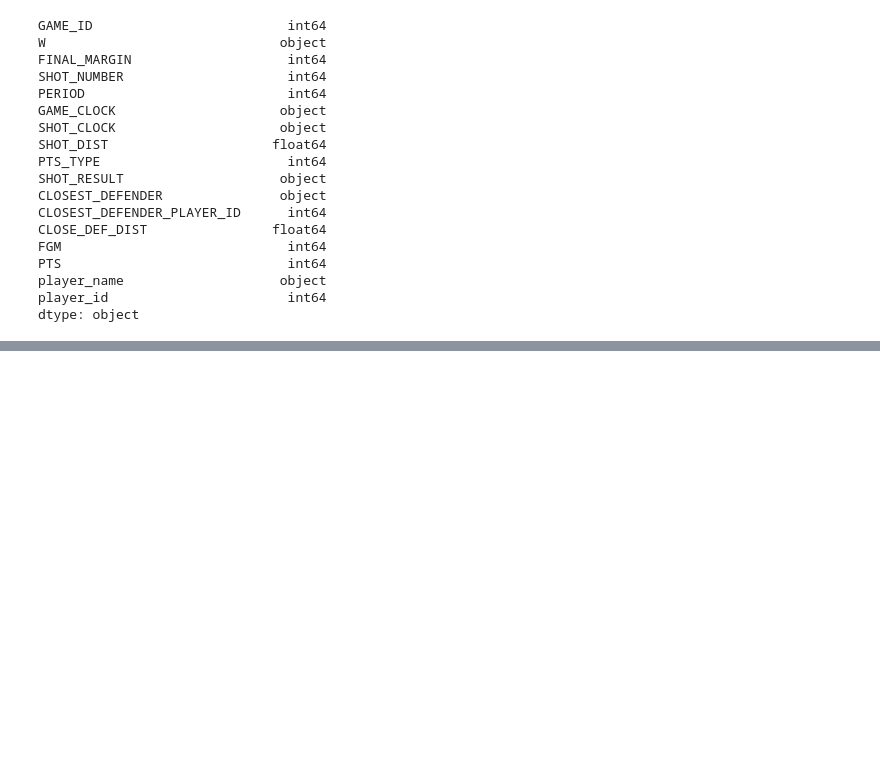
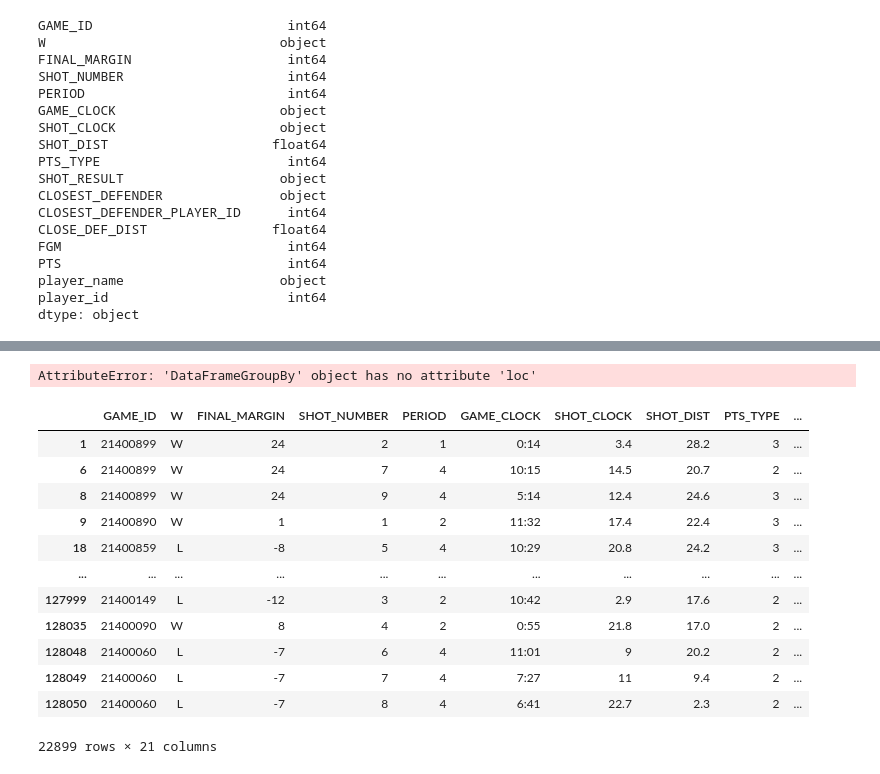
Before and after one commit to briennecole/NBA_Shot_Analysis, a Jupyter notebook: Chelsea Copy.ipynb, the cells around one changed output, grey strips where cells are left out. Saved outputs shown, nothing was run; the diff lists cells and outputs as text; code cells hidden in the pictures; blank space fills up the shorter version.

Commit message:
Working on open shot data vs contested shots

```diff
--- a/Chelsea Copy.ipynb
+++ b/Chelsea Copy.ipynb
@@ -109,11 +109,10 @@ player_name                    object
 player_id                       int64
 dtype: object
 # %%
-
-
 to_clean= cleaned_df["GAME_CLOCK"].str.split(":",expand=True).astype(int)
 cleaned_df["GAME_CLOCK_SECONDS"]=to_clean[0]*60 + to_clean[1]
 counter= 0
+cleaned_df["TOTAL_TIME_SECONDS"] = ""
 for index,rows in cleaned_df.iterrows():
     multiplier= 0
     if rows["PERIOD"] == 1:
@@ -130,2 +141,35 @@ KeyError: "None of [Index(['TOTAL_TIME_SECONDS'], dtype='object')] are in the [c
+# %%
+to_clean.rename(columns={0: "MINUTES", 1: "SECONDS"}, inplace=True)
+# print(to_clean)
+#merge into cleaned_df
+cleaned_df=pd.concat([cleaned_df, to_clean], axis=1)
+# print(new_df)
+#if 0 column== 0 AND if column 1 <= 24 then replace
+counter=0
 # %%
 cleaned_df.to_csv("Resources/Final_nba_df.csv")
+# %%
+#group by FGM to find if open shots were made more often than defended shots
+open_contested = cleaned_df.groupby(["FGM"])
+open_contested_made = open_contested.loc[open_contested["FGM"] == 1]
+open_contested_made
+# %% [output]
+AttributeError: 'DataFrameGroupBy' object has no attribute 'loc'
+# %%
+#open shots made percentage, finding shots 6ft or greater from closest defender
+open_shots = cleaned_df.loc[cleaned_df["CLOSE_DEF_DIST"] >=6]
+open_shots
+# %% [output]
+|  | GAME_ID | W | FINAL_MARGIN | SHOT_NUMBER | PERIOD | GAME_CLOCK | SHOT_CLOCK | SHOT_DIST | PTS_TYPE | ... |
+| 1 | 21400899 | W | 24 | 2 | 1 | 0:14 | 3.4 | 28.2 | 3 | ... |
+| 6 | 21400899 | W | 24 | 7 | 4 | 10:15 | 14.5 | 20.7 | 2 | ... |
+| 8 | 21400899 | W | 24 | 9 | 4 | 5:14 | 12.4 | 24.6 | 3 | ... |
+| 9 | 21400890 | W | 1 | 1 | 2 | 11:32 | 17.4 | 22.4 | 3 | ... |
+| 18 | 21400859 | L | -8 | 5 | 4 | 10:29 | 20.8 | 24.2 | 3 | ... |
+| ... | ... | ... | ... | ... | ... | ... | ... | ... | ... | ... |
+| 127999 | 21400149 | L | -12 | 3 | 2 | 10:42 | 2.9 | 17.6 | 2 | ... |
+| 128035 | 21400090 | W | 8 | 4 | 2 | 0:55 | 21.8 | 17.0 | 2 | ... |
+| 128048 | 21400060 | L | -7 | 6 | 4 | 11:01 | 9 | 20.2 | 2 | ... |
+| 128049 | 21400060 | L | -7 | 7 | 4 | 7:27 | 11 | 9.4 | 2 | ... |
+| 128050 | 21400060 | L | -7 | 8 | 4 | 6:41 | 22.7 | 2.3 | 2 | ... |
+22899 rows × 21 columns
```
Also changed, not shown: parts of 17 cells of this notebook, 1 other file.
